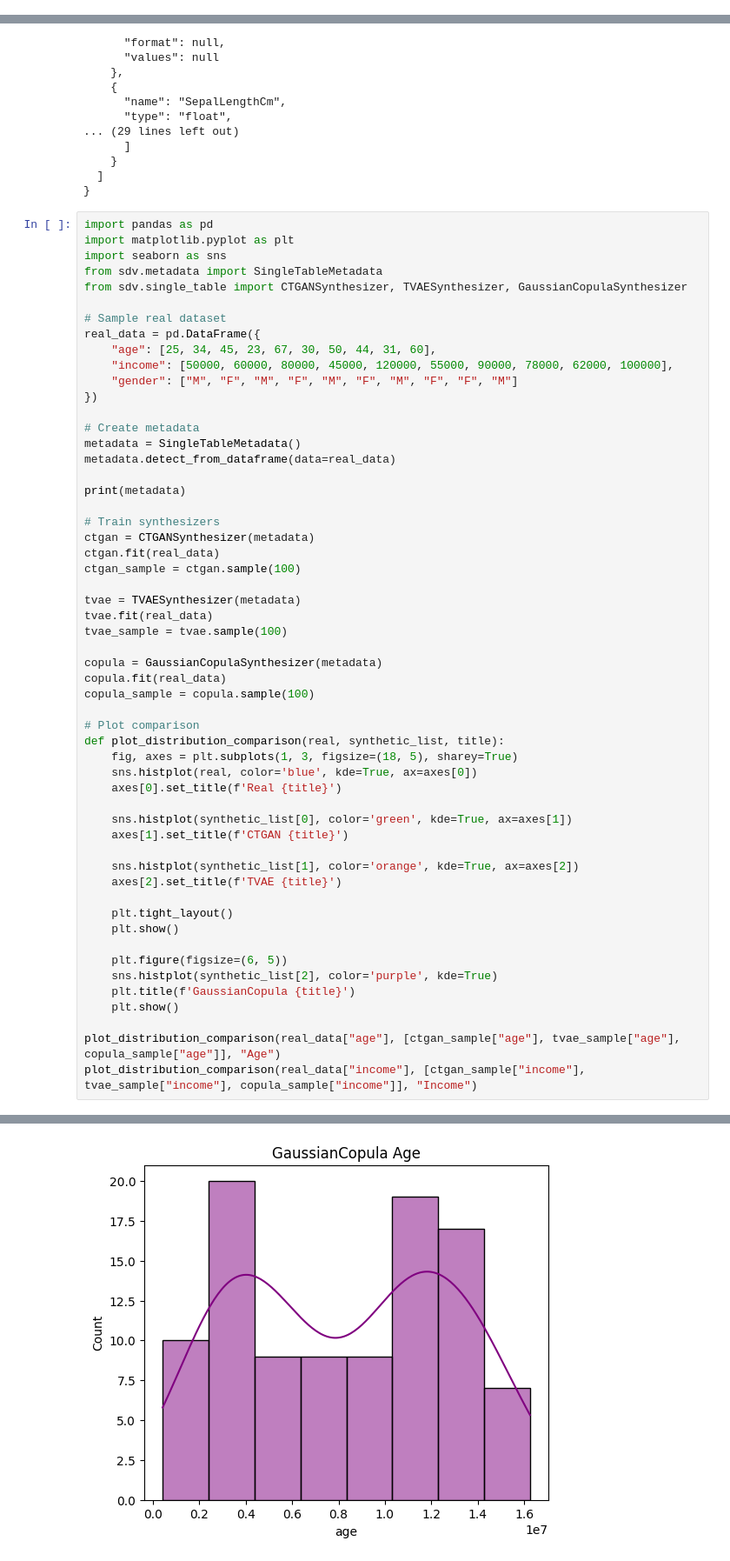
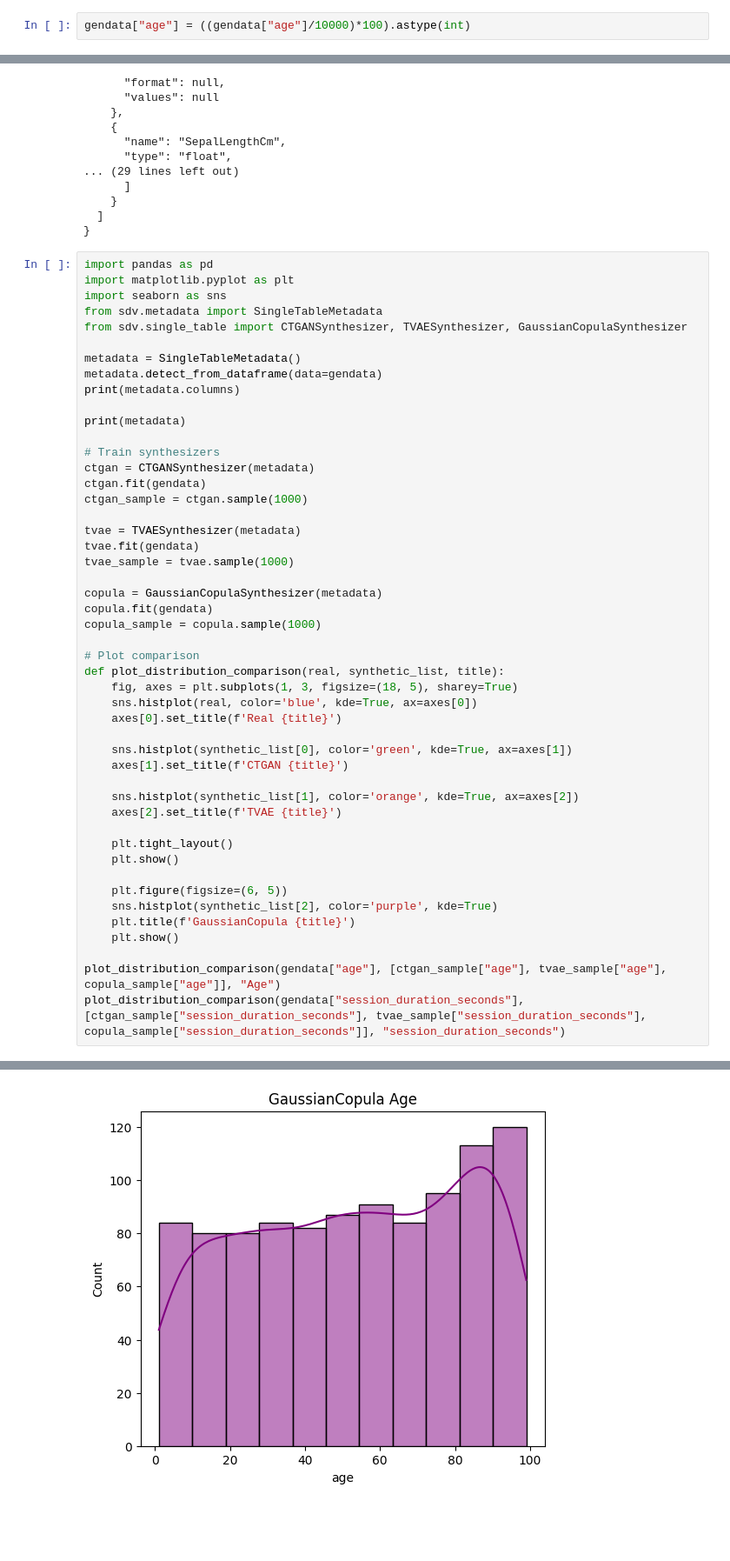
Before and after one commit to Soumith5868/autoSynth, a Jupyter notebook: python/dataframes.ipynb, the cells around one changed output, grey strips where cells are left out. Shown: that part at 87% size. Cells and saved outputs as stored; diff of their text form; blank space fills up the shorter version.

```diff
--- a/python/dataframes.ipynb
+++ b/python/dataframes.ipynb
@@ -67,3 +121,5 @@ print(schema.model_dump_json(indent=2))
+# %%
+gendata["age"] = ((gendata["age"]/10000)*100).astype(int)
 # %%
 from openai import OpenAI
 from schema_agent import SchemaAgent
@@ -100,31 +156,24 @@ import seaborn as sns
 from sdv.metadata import SingleTableMetadata
 from sdv.single_table import CTGANSynthesizer, TVAESynthesizer, GaussianCopulaSynthesizer
 
-# Sample real dataset
-real_data = pd.DataFrame({
-    "age": [25, 34, 45, 23, 67, 30, 50, 44, 31, 60],
-    "income": [50000, 60000, 80000, 45000, 120000, 55000, 90000, 78000, 62000, 100000],
-    "gender": ["M", "F", "M", "F", "M", "F", "M", "F", "F", "M"]
-})
-
-# Create metadata
 metadata = SingleTableMetadata()
-metadata.detect_from_dataframe(data=real_data)
+metadata.detect_from_dataframe(data=gendata)
+print(metadata.columns)
 
 print(metadata)
 
 # Train synthesizers
 ctgan = CTGANSynthesizer(metadata)
-ctgan.fit(real_data)
-ctgan_sample = ctgan.sample(100)
+ctgan.fit(gendata)
+ctgan_sample = ctgan.sample(1000)
 
 tvae = TVAESynthesizer(metadata)
-tvae.fit(real_data)
-tvae_sample = tvae.sample(100)
+tvae.fit(gendata)
+tvae_sample = tvae.sample(1000)
 
 copula = GaussianCopulaSynthesizer(metadata)
-copula.fit(real_data)
-copula_sample = copula.sample(100)
+copula.fit(gendata)
+copula_sample = copula.sample(1000)
 
 # Plot comparison
 def plot_distribution_comparison(real, synthetic_list, title):
@@ -146,6 +195,6 @@ def plot_distribution_comparison(real, synthetic_list, title):
     plt.title(f'GaussianCopula {title}')
     plt.show()
 
-plot_distribution_comparison(real_data["age"], [ctgan_sample["age"], tvae_sample["age"], copula_sample["age"]], "Age")
-plot_distribution_comparison(real_data["income"], [ctgan_sample["income"], tvae_sample["income"], copula_sample["income"]], "Income")
+plot_distribution_comparison(gendata["age"], [ctgan_sample["age"], tvae_sample["age"], copula_sample["age"]], "Age")
+plot_distribution_comparison(gendata["session_duration_seconds"], [ctgan_sample["session_duration_seconds"], tvae_sample["session_duration_seconds"], copula_sample["session_duration_seconds"]], "session_duration_seconds")
 # %% [output]
@@ -168 +253 @@ plot_distribution_comparison(real_data["income"], [ctgan_sample["income"], tvae_
-[figure, old version]
+[figure, new version]
```
Also changed, not shown: parts of 4 cells of this notebook, 3 other files.
